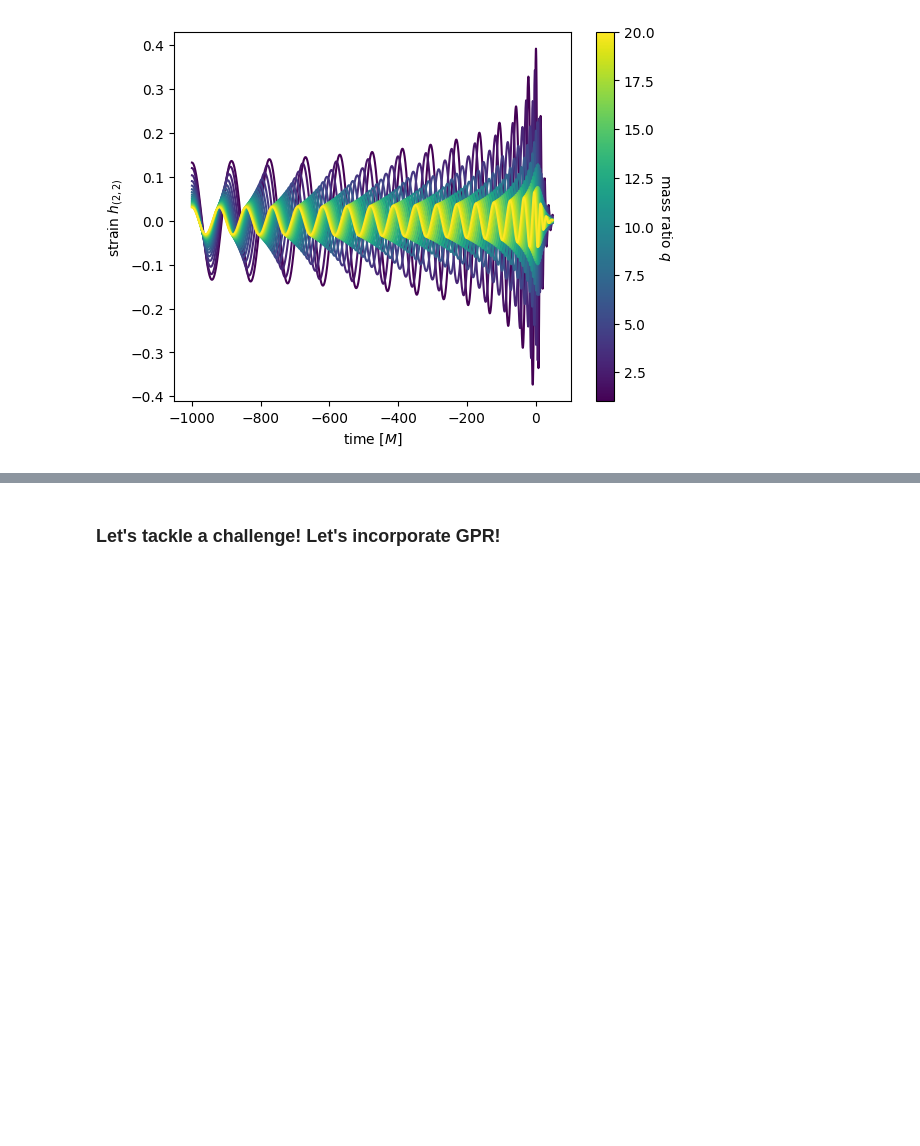
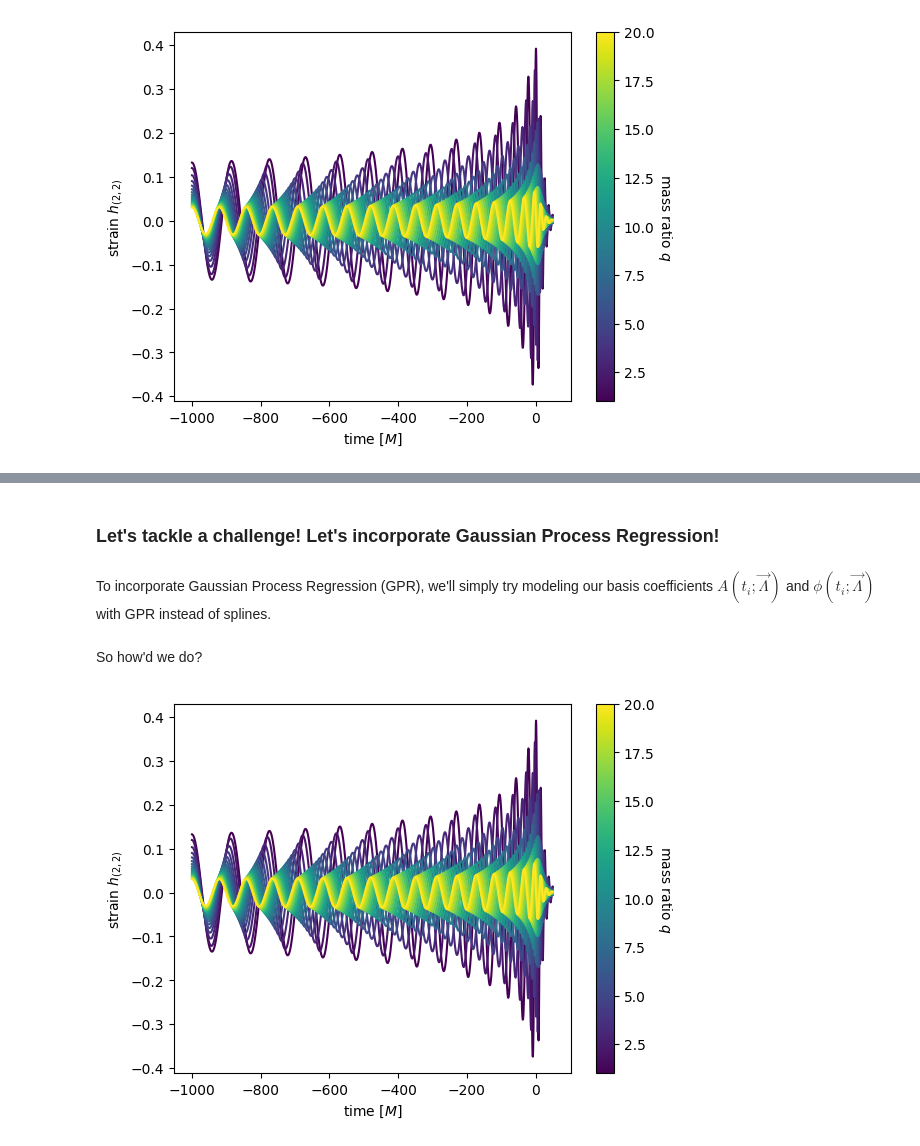
Before and after one commit to keefemitman/SXSAndSurrogates, a Jupyter notebook: Tutorial.ipynb, the cells around one changed output, grey strips where cells are left out. Saved outputs shown, nothing was run; the diff lists cells and outputs as text; code cells hidden in the pictures; blank space fills up the shorter version.

```diff
--- a/Tutorial.ipynb
+++ b/Tutorial.ipynb
@@ -647,3 +688,5 @@ c.set_label('mass ratio $q$', rotation=270, labelpad=14)
 * Can you make your model autodifferentiable with `jax`?
 # %% [markdown]
-### Let's tackle a challenge! Let's incorporate GPR!
+### Let's tackle a challenge! Let's incorporate Gaussian Process Regression!
+# %% [markdown]
+To incorporate Gaussian Process Regression (GPR), we'll simply try modeling our basis coefficients $A(t_{i};\vec{\Lambda})$ and $\phi(t_{i};\vec{\Lambda})$ with GPR instead of splines.
@@ -649,0 +695,39 @@ c.set_label('mass ratio $q$', rotation=270, labelpad=14)
+# %%
+A_GPR = []
+for i in range(len(A_eim.indices)):
+    GPR = utils_GPR.GPRFitter()
+    GPR.fit(
+        np.log10(np.array(qs)).reshape(-1, 1),
+        np.array(As[:,A_eim.indices][:,i]).reshape(-1, 1)
+    )
+    A_GPR.append(GPR)
+
+phi_GPR = []
+for i in range(len(phi_eim.indices)):
+    GPR = utils_GPR.GPRFitter()
+    GPR.fit(
+        np.log10(np.array(qs)).reshape(-1, 1),
+        np.array(phis[:,phi_eim.indices][:,i]).reshape(-1, 1)
+    )
+    phi_GPR.append(GPR)
+# %% [markdown]
+So how'd we do?
+# %%
+fine_qs = np.arange(1, 20 + 1, 1)
+
+norm = colors.Normalize(vmin=min(fine_qs), vmax=max(fine_qs))
+cmap = cm.get_cmap('viridis')
+
+for q in fine_qs:
+    A_GPR_eval = np.array([A_GPR[i]([np.log10(q)], raise_warning=False) for i in range(len(A_eim.indices))])
+    phi_GPR_eval = np.array([phi_GPR[i]([np.log10(q)], raise_warning=False) for i in range(len(phi_eim.indices))])
+    h_approx = np.dot(A_eim.B.transpose(), A_GPR_eval) * np.exp(1j * np.dot(phi_eim.B.transpose(), phi_GPR_eval))
+    plt.plot(t_common, h_approx.real, color=cmap(norm(q)))
+plt.xlabel(r'time $[M]$')
+plt.ylabel(r'strain $h_{(2,2)}$')
+
+res = plt.scatter([None]*len(fine_qs), [None]*len(fine_qs), c=np.array(fine_qs), vmin=min(fine_qs), vmax=max(fine_qs), cmap='viridis')
+c = plt.colorbar(res)
+c.set_label('mass ratio $q$', rotation=270, labelpad=14)
+# %% [output]
+[figure, added]
```
Also changed, not shown: parts of 9 cells of this notebook, 3 other files.
